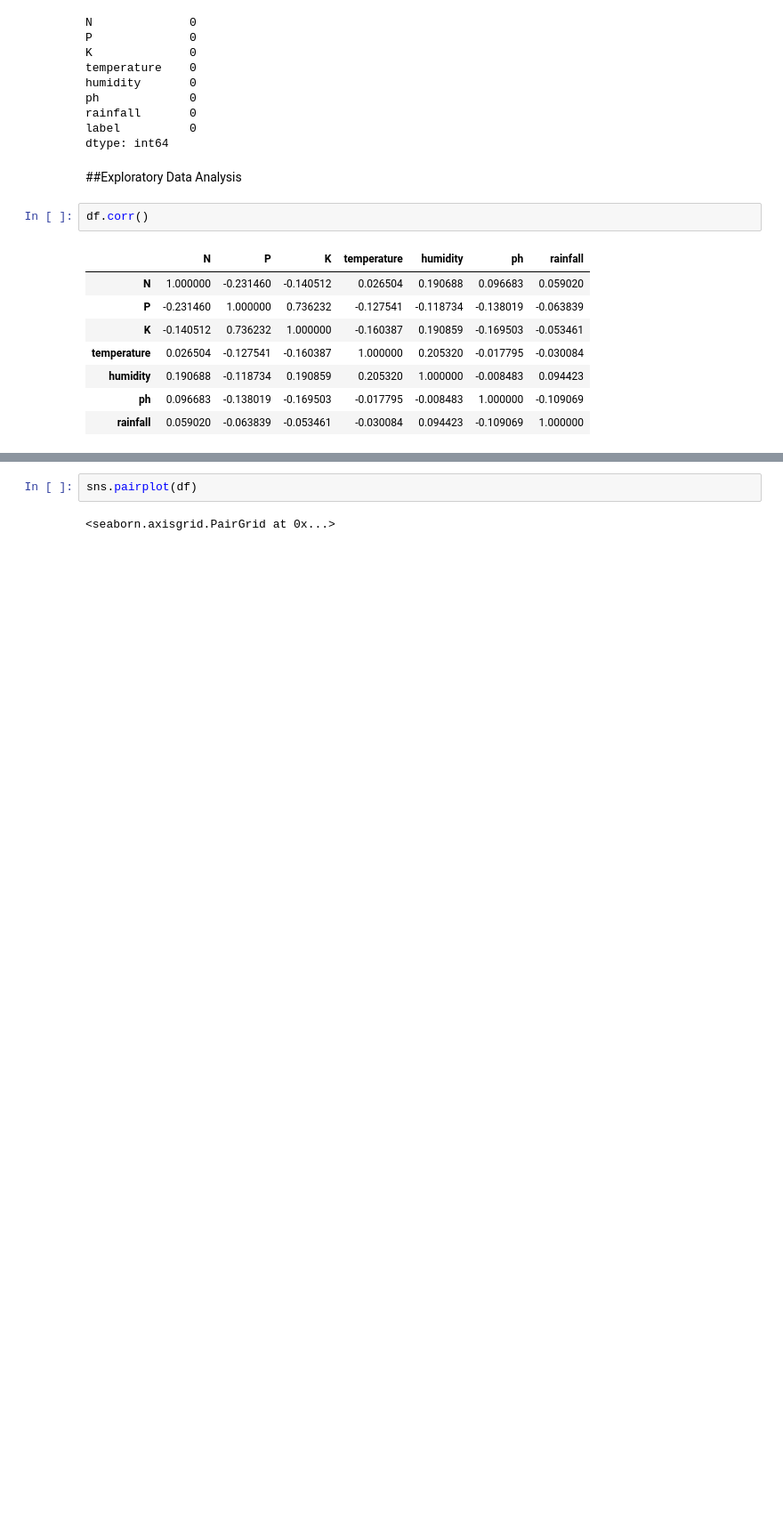
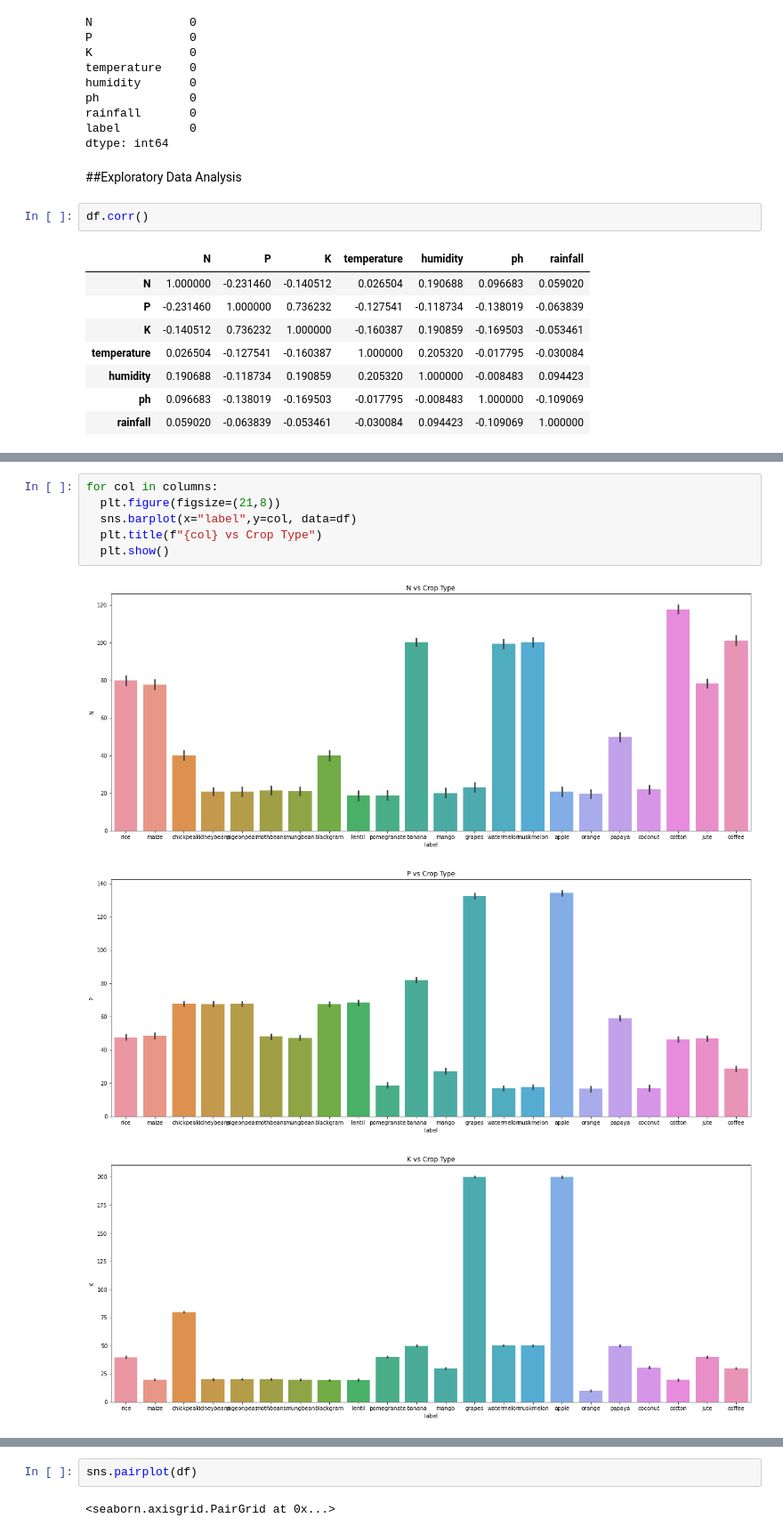
Before and after one commit to Sairam-04/Crop-Recommendation-System-Using-Deep-Learning, a Jupyter notebook: Crop_Recommendation.ipynb, the cells around one changed output, grey strips where cells are left out. Shown at 89% size. Cells and saved outputs as stored; diff of their text form; blank space fills up the shorter version.

```diff
--- a/Crop_Recommendation.ipynb
+++ b/Crop_Recommendation.ipynb
@@ -114,0 +149,10 @@ sns.heatmap(df.corr(), annot=True, cmap='tab20',ax=ax )
+# %%
+for col in columns:
+  plt.figure(figsize=(21,8))
+  sns.barplot(x="label",y=col, data=df)
+  plt.title(f"{col} vs Crop Type")
+  plt.show()
+# %% [output]
+[figure, added]
+[figure, added]
+[figure, added]
```
Also changed, not shown: parts of 56 cells of this notebook.
